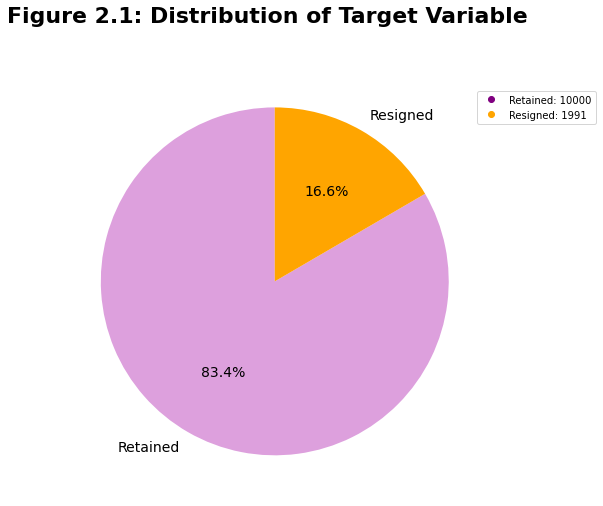
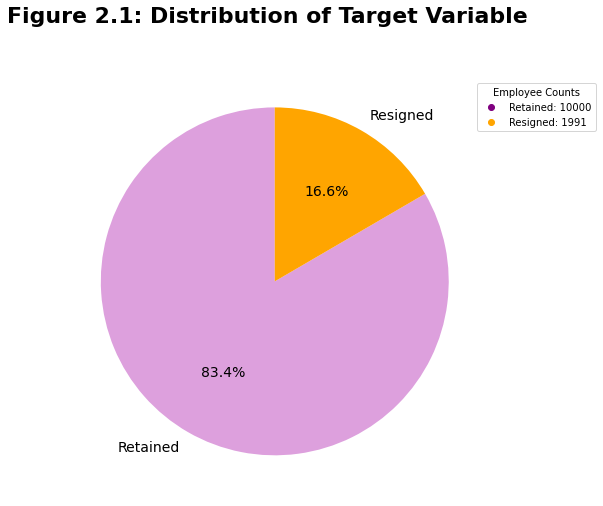
Code edit (unified diff) that turned the first committed figure into the second:
--- before
+++ after
@@ -9,5 +9,5 @@
 legend_labels = [f"{label}: {count}" for label, count in zip(labels, counts)]
 legend_handles = [mlines.Line2D([], [], color=color, marker='o', linestyle='None') for color in ['purple', 'orange']]
-plt.legend(legend_handles, legend_labels, loc="center right", bbox_to_anchor=(1.25, 0.9))
+plt.legend(legend_handles, legend_labels, title="Employee Counts",loc="center right", bbox_to_anchor=(1.25, 0.9))
 
 fig.suptitle("Figure 2.1: Distribution of Target Variable",fontsize=22,fontweight='bold')

Commit: barplot